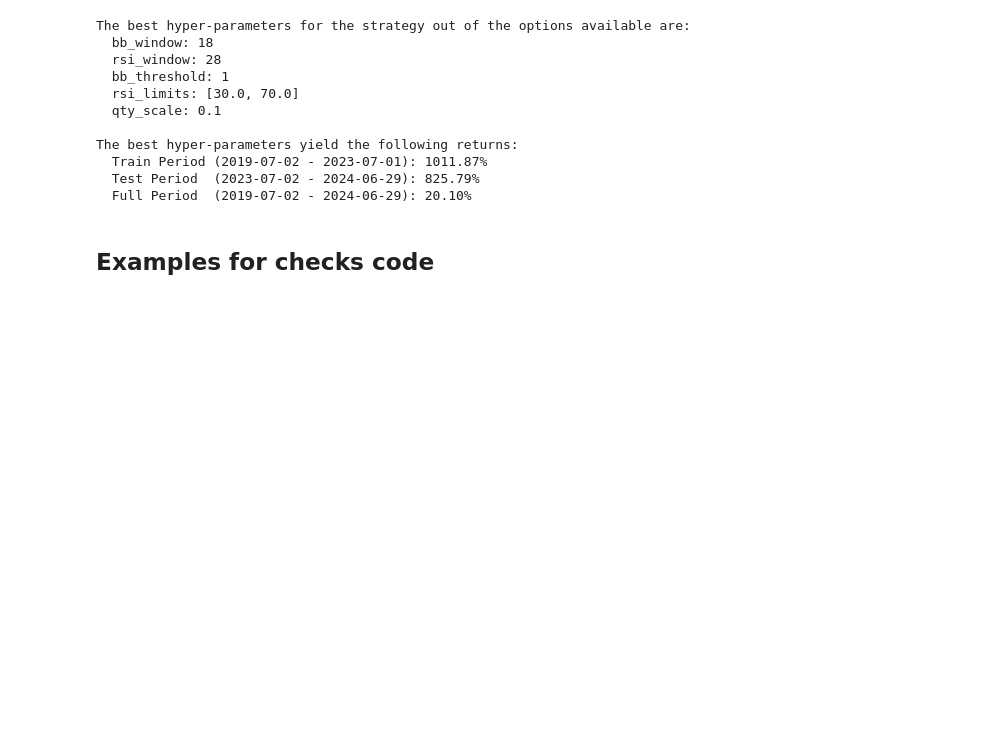
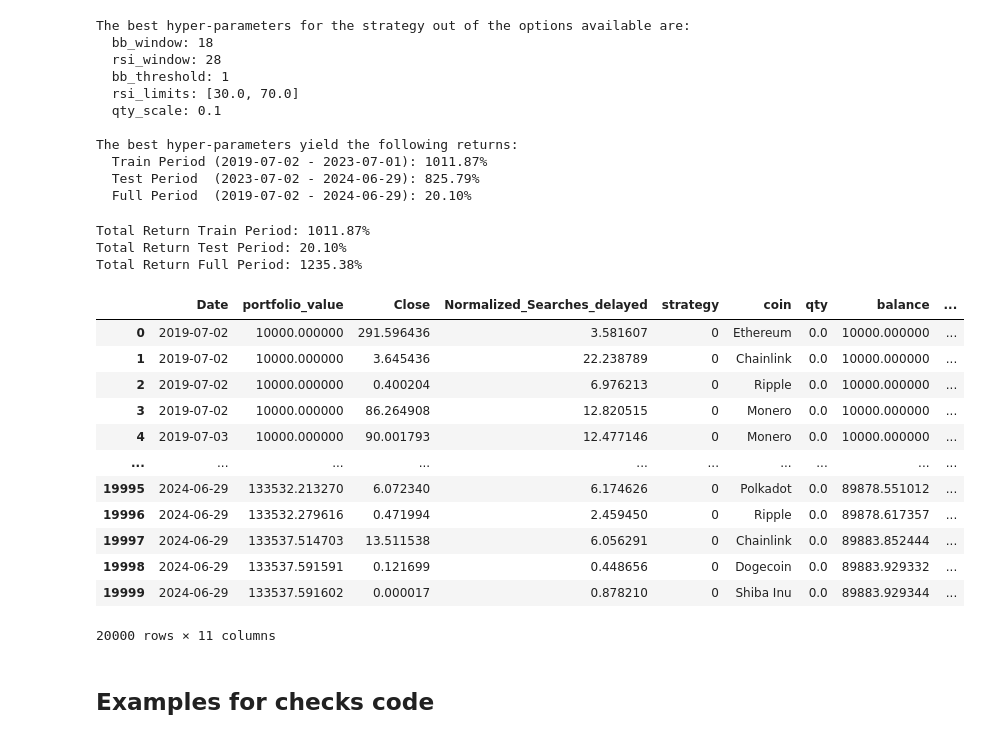
Before and after one commit to HillelCharbit/Trading-Algorithm-Project---google-trends, a Jupyter notebook: presentation/tradeSentmntAnalysis.ipynb, the cells around one changed output. Drawn from its saved outputs; the diff is of its cells as text; code cells hidden in the pictures; blank space fills up the shorter version.

```diff
--- a/presentation/tradeSentmntAnalysis.ipynb
+++ b/presentation/tradeSentmntAnalysis.ipynb
@@ -717,3 +717,31 @@ The best hyper-parameters yield the following returns:
   Train Period (2019-07-02 - 2023-07-01): 1011.87%
   Test Period  (2023-07-02 - 2024-06-29): 825.79%
   Full Period  (2019-07-02 - 2024-06-29): 20.10%
+# %%
+bb_window, rsi_window, bb_threshold, rsi_limits, qty_scale = 18, 28, 1, [30.0, 70.0], 0.1
+
+strat = Strategy(bb_window=bb_window, rsi_window=rsi_window, bb_window_min=bb_window_min, bb_threshold=bb_threshold, rsi_window_min=rsi_window_min, rsi_limits=rsi_limits, sell_all=sell_all, qty_scale=qty_scale, commission_type=commission_type, slippage_factor=slippage_factor)
+stratDf = backtest(coinsDFs.copy(), strat, balance, commission)
+
+# print(f'=========================\nStrategy hyperparameters:\n  bb_window: {bb_window}\n  rsi_window: {rsi_window}\n  bb_threshold: {bb_threshold}\n  rsi_limits: {rsi_limits}\n  sell_all: {sell_all}\n  qty_scale: {qty_scale}\n=========================\n')
+
+train_return, test_return, full_return = evaluate_strategy(stratDf.copy())
+shrinkdDf = stratDf[['Date', 'portfolio_value', 'Close', 'Normalized_Searches_delayed', 'strategy', 'coin', 'qty', 'balance', 'coins_value', 'norm_search_MA_upper_band', 'norm_search_MA_lower_band']].copy()
+shrinkdDf
+# %% [output]
+Total Return Train Period: 1011.87%
+Total Return Test Period: 20.10%
+Total Return Full Period: 1235.38%
+|  | Date | portfolio_value | Close | Normalized_Searches_delayed | strategy | coin | qty | balance | ... |
+| 0 | 2019-07-02 | 10000.000000 | 291.596436 | 3.581607 | 0 | Ethereum | 0.0 | 10000.000000 | ... |
+| 1 | 2019-07-02 | 10000.000000 | 3.645436 | 22.238789 | 0 | Chainlink | 0.0 | 10000.000000 | ... |
+| 2 | 2019-07-02 | 10000.000000 | 0.400204 | 6.976213 | 0 | Ripple | 0.0 | 10000.000000 | ... |
+| 3 | 2019-07-02 | 10000.000000 | 86.264908 | 12.820515 | 0 | Monero | 0.0 | 10000.000000 | ... |
+| 4 | 2019-07-03 | 10000.000000 | 90.001793 | 12.477146 | 0 | Monero | 0.0 | 10000.000000 | ... |
+| ... | ... | ... | ... | ... | ... | ... | ... | ... | ... |
+| 19995 | 2024-06-29 | 133532.213270 | 6.072340 | 6.174626 | 0 | Polkadot | 0.0 | 89878.551012 | ... |
+| 19996 | 2024-06-29 | 133532.279616 | 0.471994 | 2.459450 | 0 | Ripple | 0.0 | 89878.617357 | ... |
+| 19997 | 2024-06-29 | 133537.514703 | 13.511538 | 6.056291 | 0 | Chainlink | 0.0 | 89883.852444 | ... |
+| 19998 | 2024-06-29 | 133537.591591 | 0.121699 | 0.448656 | 0 | Dogecoin | 0.0 | 89883.929332 | ... |
+| 19999 | 2024-06-29 | 133537.591602 | 0.000017 | 0.878210 | 0 | Shiba Inu | 0.0 | 89883.929344 | ... |
+20000 rows × 11 columns
```
Also changed, not shown: parts of 1 cell of this notebook, 1 other file.
